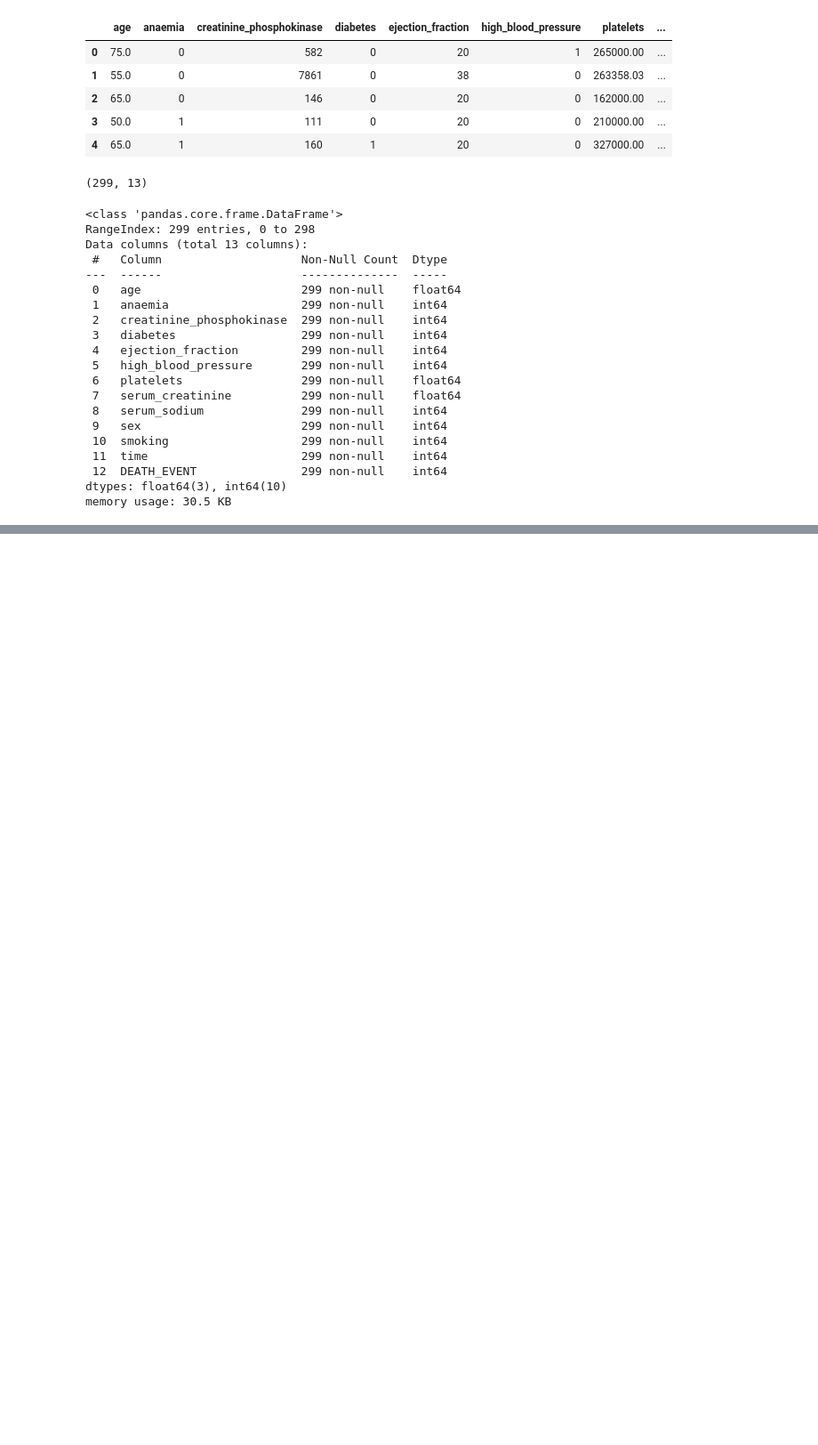
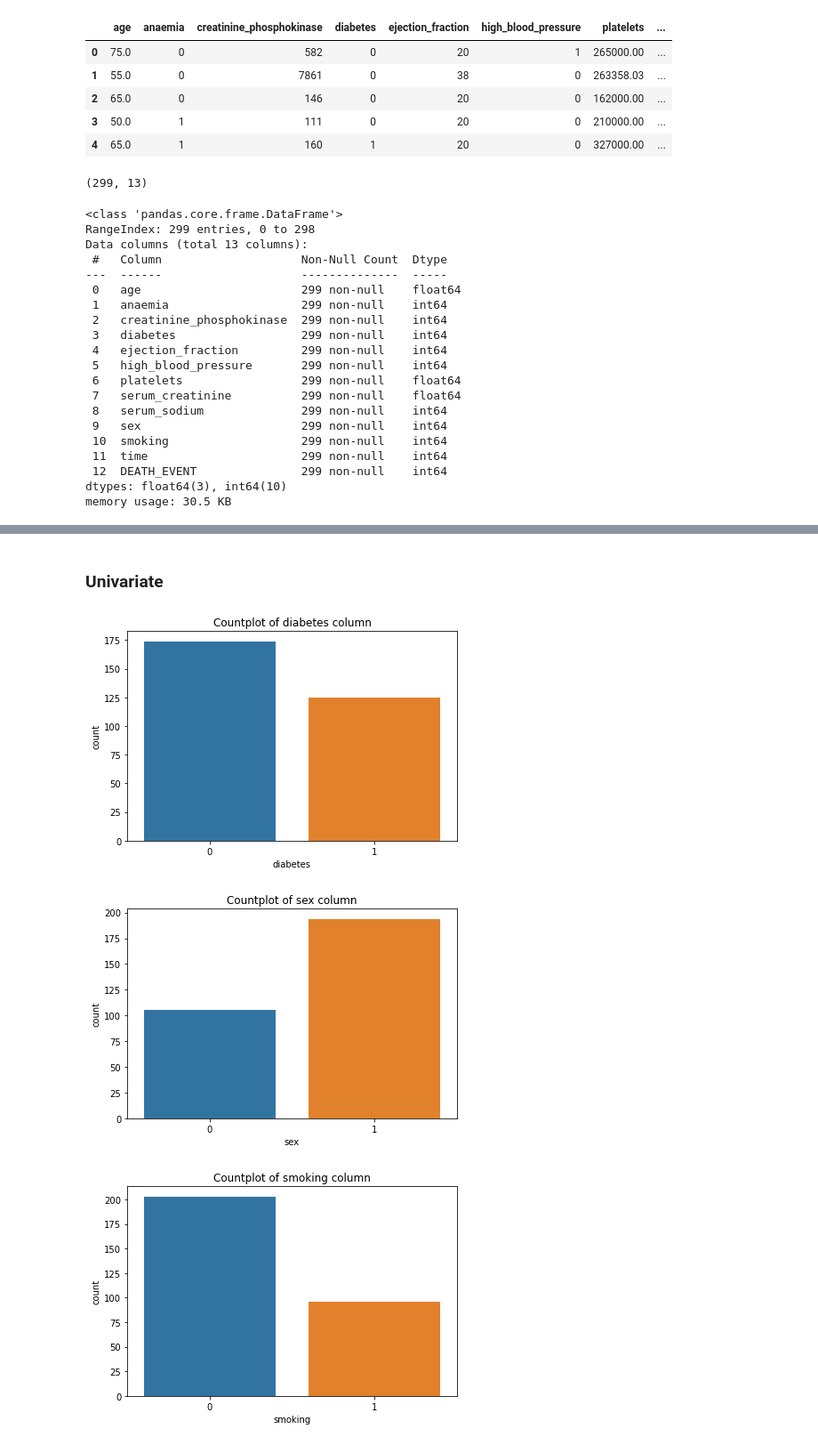
Before and after one commit to parkervoit/predicting-heart-failure, a Jupyter notebook: workbook.ipynb, the cells around one changed output, grey strips where cells are left out. Shown at 89% size. Cells and saved outputs as stored; diff of their text form; code cells hidden in the pictures; blank space fills up the shorter version.

```diff
--- a/workbook.ipynb
+++ b/workbook.ipynb
@@ -77,3 +117,7 @@ memory usage: 30.5 KB
+# %%
+heart_df = heart_df.rename(columns = {'DEATH_EVENT' : 'died'})
+# %%
+heart_df.platelets = heart_df.platelets.astype(int)
 # %%
 heart_df
 # %% [output]
@@ -102,0 +147,14 @@ heart_df
+# %% [markdown]
+### Univariate
+# %%
+# lets check out some countplots of the boolean variables
+cat_var = ['diabetes','sex','smoking','high_blood_pressure','died','anaemia']
+for i in heart_df[cat_var]:
+    sns.countplot(x = i, data = heart_df)
+    plt.tight_layout()
+    plt.title(label = (f'Countplot of {i} column'))
+    plt.show()
+# %% [output]
+[figure, added]
+[figure, added]
+[figure, added]
```
Also changed, not shown: parts of 49 cells of this notebook, 3 other files.
